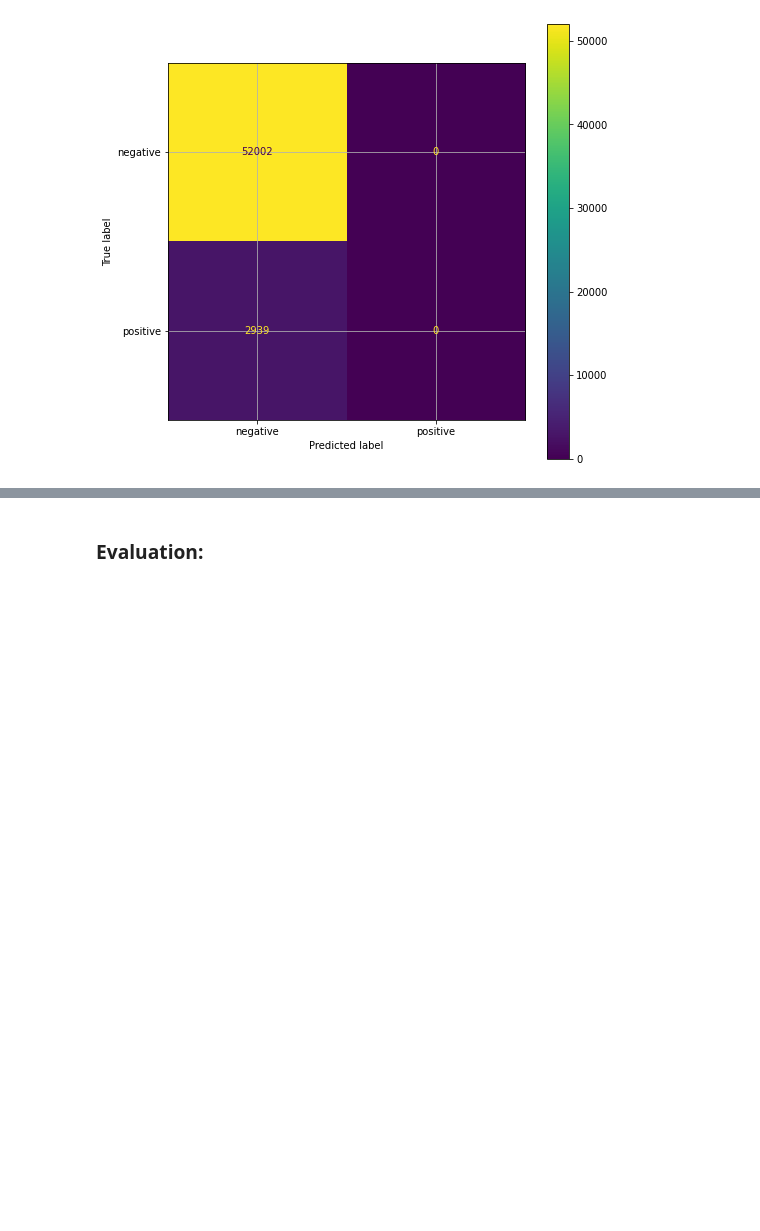
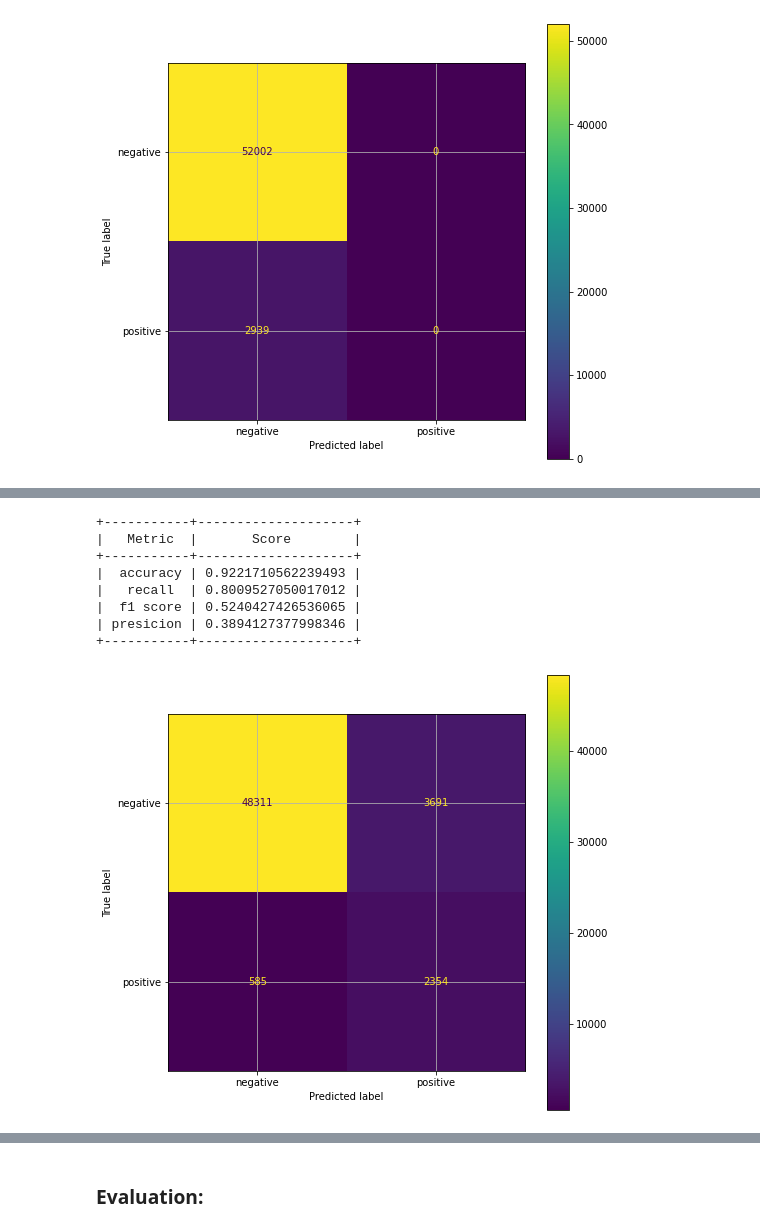
Before and after one commit to NirLalum/corona-diagnosis, a Jupyter notebook: ML_models.ipynb, the cells around one changed output, grey strips where cells are left out. Saved outputs shown, nothing was run; the diff lists cells and outputs as text; code cells hidden in the pictures; blank space fills up the shorter version.

Commit message:
added ROC curve and Precision-Recall curve
also found optimal threshold using those curves

```diff
--- a/ML_models.ipynb
+++ b/ML_models.ipynb
@@ -173,0 +177,28 @@ mh.model_evaluation(y_test, rfc_pred)
+# %%
+# train model and predict
+rfc_prob = RandomForestClassifier(n_estimators=10, class_weight={0: 1, 1: 1})
+rfc_prob.fit(X_train, y_train)
+rfc_prob_pred = rfc_prob.predict_proba(X_test)[:,1] # take only the probs for beeing positive
+
+# find the best threshold using ROC curve
+fpr, tpr, thresholds = roc_curve(y_test, rfc_prob_pred)
+J = tpr - fpr
+ix = np.argmax(J)
+threshold = thresholds[ix]
+
+# use the optimal threshold
+
+rfc_prob_pred = 1*(rfc_prob_pred>threshold)
+#rfc_prob_pred
+
+mh.model_evaluation(y_test, rfc_prob_pred)
+# %% [output]
++-----------+--------------------+
+|   Metric  |       Score        |
++-----------+--------------------+
+|  accuracy | 0.9221710562239493 |
+|   recall  | 0.8009527050017012 |
+|  f1 score | 0.5240427426536065 |
+| presicion | 0.3894127377998346 |
++-----------+--------------------+
+[figure, added]
```
Also changed, not shown: parts of 13 cells of this notebook, 2 other files.
